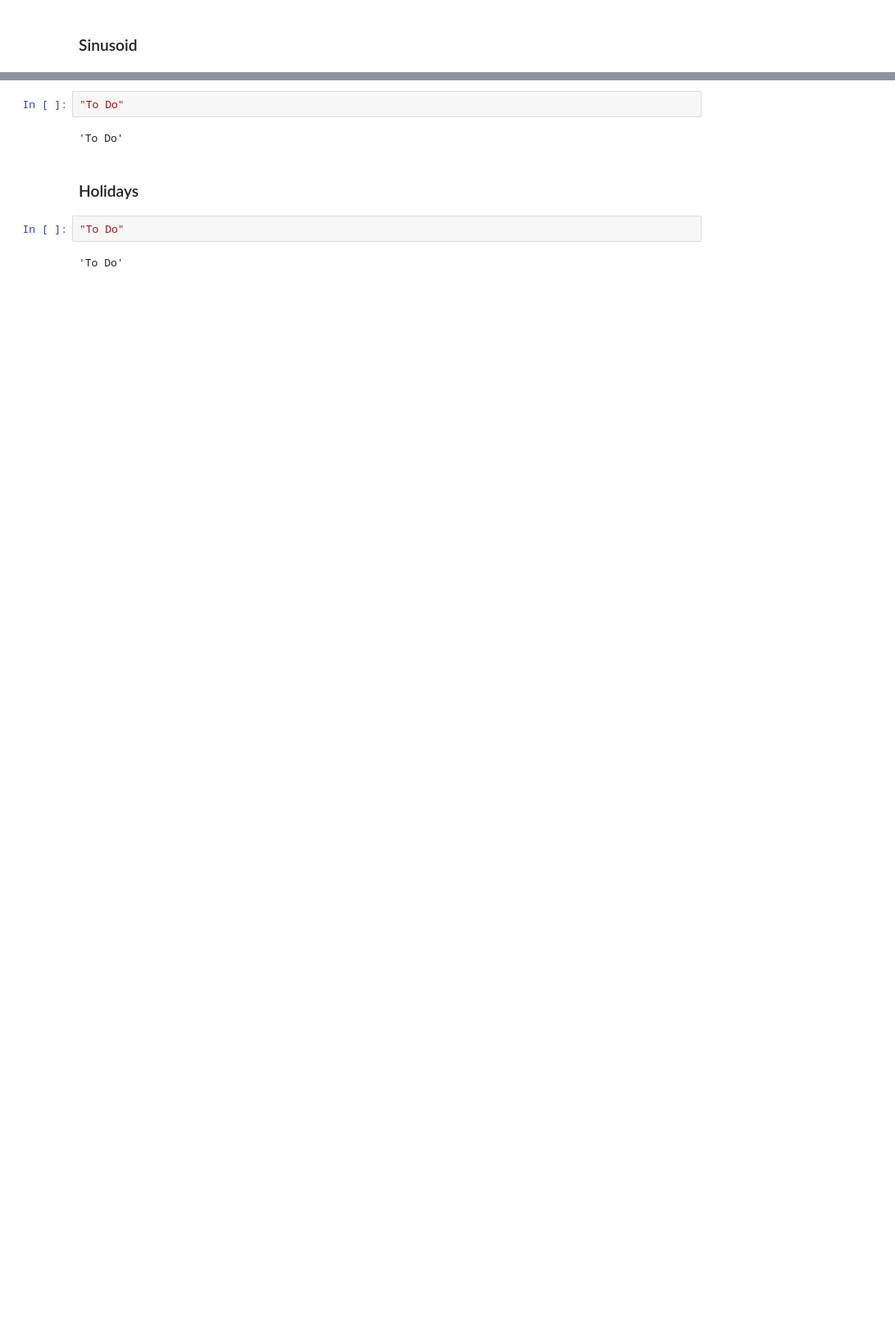
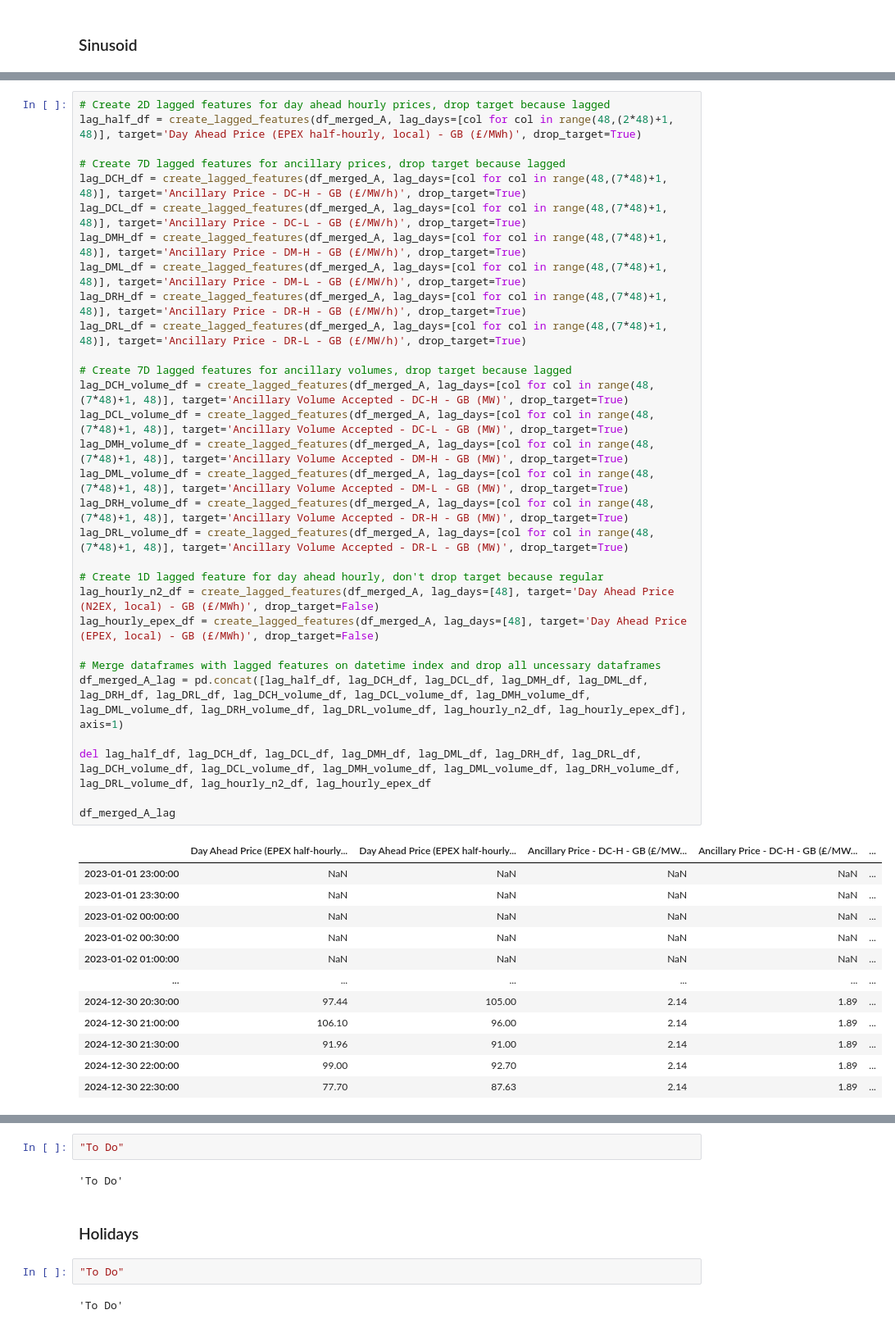
Before and after one commit to Nomercyme/energy_hackathon, a Jupyter notebook: main.ipynb, the cells around one changed output, grey strips where cells are left out. Shown at 82% size. Saved outputs shown, nothing was run; the diff lists cells and outputs as text; blank space fills up the shorter version.

```diff
--- a/main.ipynb
+++ b/main.ipynb
@@ -347,0 +387,43 @@ lag_DCL_df = create_lagged_features(df_merged_A, lag_days=[col for col in range(
+# %%
+# Create 2D lagged features for day ahead hourly prices, drop target because lagged
+lag_half_df = create_lagged_features(df_merged_A, lag_days=[col for col in range(48,(2*48)+1, 48)], target='Day Ahead Price (EPEX half-hourly, local) - GB (£/MWh)', drop_target=True)
+
+# Create 7D lagged features for ancillary prices, drop target because lagged
+lag_DCH_df = create_lagged_features(df_merged_A, lag_days=[col for col in range(48,(7*48)+1, 48)], target='Ancillary Price - DC-H - GB (£/MW/h)', drop_target=True)
+lag_DCL_df = create_lagged_features(df_merged_A, lag_days=[col for col in range(48,(7*48)+1, 48)], target='Ancillary Price - DC-L - GB (£/MW/h)', drop_target=True)
+lag_DMH_df = create_lagged_features(df_merged_A, lag_days=[col for col in range(48,(7*48)+1, 48)], target='Ancillary Price - DM-H - GB (£/MW/h)', drop_target=True)
+lag_DML_df = create_lagged_features(df_merged_A, lag_days=[col for col in range(48,(7*48)+1, 48)], target='Ancillary Price - DM-L - GB (£/MW/h)', drop_target=True)
+lag_DRH_df = create_lagged_features(df_merged_A, lag_days=[col for col in range(48,(7*48)+1, 48)], target='Ancillary Price - DR-H - GB (£/MW/h)', drop_target=True)
+lag_DRL_df = create_lagged_features(df_merged_A, lag_days=[col for col in range(48,(7*48)+1, 48)], target='Ancillary Price - DR-L - GB (£/MW/h)', drop_target=True)
+
+# Create 7D lagged features for ancillary volumes, drop target because lagged
+lag_DCH_volume_df = create_lagged_features(df_merged_A, lag_days=[col for col in range(48,(7*48)+1, 48)], target='Ancillary Volume Accepted - DC-H - GB (MW)', drop_target=True)
+lag_DCL_volume_df = create_lagged_features(df_merged_A, lag_days=[col for col in range(48,(7*48)+1, 48)], target='Ancillary Volume Accepted - DC-L - GB (MW)', drop_target=True)
+lag_DMH_volume_df = create_lagged_features(df_merged_A, lag_days=[col for col in range(48,(7*48)+1, 48)], target='Ancillary Volume Accepted - DM-H - GB (MW)', drop_target=True)
+lag_DML_volume_df = create_lagged_features(df_merged_A, lag_days=[col for col in range(48,(7*48)+1, 48)], target='Ancillary Volume Accepted - DM-L - GB (MW)', drop_target=True)
+lag_DRH_volume_df = create_lagged_features(df_merged_A, lag_days=[col for col in range(48,(7*48)+1, 48)], target='Ancillary Volume Accepted - DR-H - GB (MW)', drop_target=True)
+lag_DRL_volume_df = create_lagged_features(df_merged_A, lag_days=[col for col in range(48,(7*48)+1, 48)], target='Ancillary Volume Accepted - DR-L - GB (MW)', drop_target=True)
+
+# Create 1D lagged feature for day ahead hourly, don't drop target because regular
+lag_hourly_n2_df = create_lagged_features(df_merged_A, lag_days=[48], target='Day Ahead Price (N2EX, local) - GB (£/MWh)', drop_target=False)
+lag_hourly_epex_df = create_lagged_features(df_merged_A, lag_days=[48], target='Day Ahead Price (EPEX, local) - GB (£/MWh)', drop_target=False)
+
+# Merge dataframes with lagged features on datetime index and drop all uncessary dataframes
+df_merged_A_lag = pd.concat([lag_half_df, lag_DCH_df, lag_DCL_df, lag_DMH_df, lag_DML_df, lag_DRH_df, lag_DRL_df, lag_DCH_volume_df, lag_DCL_volume_df, lag_DMH_volume_df, lag_DML_volume_df, lag_DRH_volume_df, lag_DRL_volume_df, lag_hourly_n2_df, lag_hourly_epex_df], axis=1)
+
+del lag_half_df, lag_DCH_df, lag_DCL_df, lag_DMH_df, lag_DML_df, lag_DRH_df, lag_DRL_df, lag_DCH_volume_df, lag_DCL_volume_df, lag_DMH_volume_df, lag_DML_volume_df, lag_DRH_volume_df, lag_DRL_volume_df, lag_hourly_n2_df, lag_hourly_epex_df
+
+df_merged_A_lag
+# %% [output]
+|  | Day Ahead Price (EPEX half-hourly... | Day Ahead Price (EPEX half-hourly... | Ancillary Price - DC-H - GB (£/MW... | Ancillary Price - DC-H - GB (£/MW... | ... |
+| 2023-01-01 23:00:00 | NaN | NaN | NaN | NaN | ... |
+| 2023-01-01 23:30:00 | NaN | NaN | NaN | NaN | ... |
+| 2023-01-02 00:00:00 | NaN | NaN | NaN | NaN | ... |
+| 2023-01-02 00:30:00 | NaN | NaN | NaN | NaN | ... |
+| 2023-01-02 01:00:00 | NaN | NaN | NaN | NaN | ... |
+| ... | ... | ... | ... | ... | ... |
+| 2024-12-30 20:30:00 | 97.44 | 105.00 | 2.14 | 1.89 | ... |
+| 2024-12-30 21:00:00 | 106.10 | 96.00 | 2.14 | 1.89 | ... |
+| 2024-12-30 21:30:00 | 91.96 | 91.00 | 2.14 | 1.89 | ... |
+| 2024-12-30 22:00:00 | 99.00 | 92.70 | 2.14 | 1.89 | ... |
+| 2024-12-30 22:30:00 | 77.70 | 87.63 | 2.14 | 1.89 | ... |
```
Also changed, not shown: parts of 26 cells of this notebook, 3 other files.
